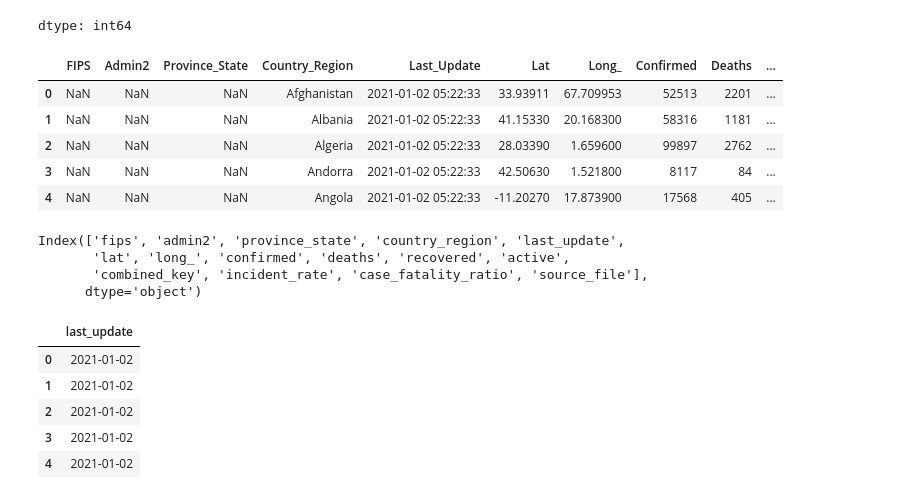
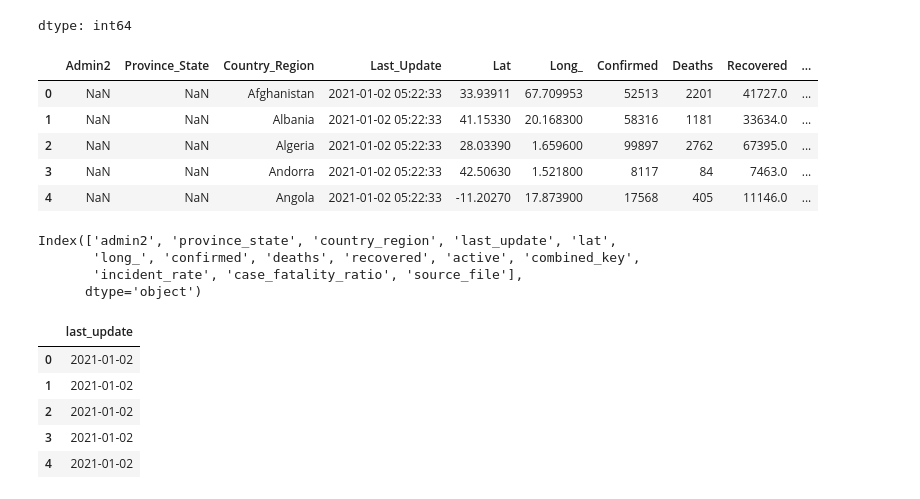
Before and after one commit to chileanpete/PROYECTO_SEMESTRAL_GESTION, a Jupyter notebook: 03_visualizaciones.ipynb, the cells around one changed output. Drawn from its saved outputs; the diff is of its cells as text; code cells hidden in the pictures.

```diff
--- a/03_visualizaciones.ipynb
+++ b/03_visualizaciones.ipynb
@@ -136,23 +136,23 @@ DF2021_2022_opt.isnull().sum()
 | source_file | 0 |
 dtype: int64
 # %%
-DF2021_2022_opt.drop('FIPS',axis=1)
+DF2021_2022_opt.drop('FIPS', axis=1, inplace=True)
 DF2021_2022_opt.head()
 # %% [output]
-|  | FIPS | Admin2 | Province_State | Country_Region | Last_Update | Lat | Long_ | Confirmed | Deaths | ... |
-| 0 | NaN | NaN | NaN | Afghanistan | 2021-01-02 05:22:33 | 33.93911 | 67.709953 | 52513 | 2201 | ... |
-| 1 | NaN | NaN | NaN | Albania | 2021-01-02 05:22:33 | 41.15330 | 20.168300 | 58316 | 1181 | ... |
-| 2 | NaN | NaN | NaN | Algeria | 2021-01-02 05:22:33 | 28.03390 | 1.659600 | 99897 | 2762 | ... |
-| 3 | NaN | NaN | NaN | Andorra | 2021-01-02 05:22:33 | 42.50630 | 1.521800 | 8117 | 84 | ... |
-| 4 | NaN | NaN | NaN | Angola | 2021-01-02 05:22:33 | -11.20270 | 17.873900 | 17568 | 405 | ... |
+|  | Admin2 | Province_State | Country_Region | Last_Update | Lat | Long_ | Confirmed | Deaths | Recovered | ... |
+| 0 | NaN | NaN | Afghanistan | 2021-01-02 05:22:33 | 33.93911 | 67.709953 | 52513 | 2201 | 41727.0 | ... |
+| 1 | NaN | NaN | Albania | 2021-01-02 05:22:33 | 41.15330 | 20.168300 | 58316 | 1181 | 33634.0 | ... |
+| 2 | NaN | NaN | Algeria | 2021-01-02 05:22:33 | 28.03390 | 1.659600 | 99897 | 2762 | 67395.0 | ... |
+| 3 | NaN | NaN | Andorra | 2021-01-02 05:22:33 | 42.50630 | 1.521800 | 8117 | 84 | 7463.0 | ... |
+| 4 | NaN | NaN | Angola | 2021-01-02 05:22:33 | -11.20270 | 17.873900 | 17568 | 405 | 11146.0 | ... |
 # %%
 DF2021_2022_opt.columns = DF2021_2022_opt.columns.str.lower().str.replace(" ", "_").str.replace("-", "_")
 # %%
 DF2021_2022_opt.columns
 # %% [output]
-Index(['fips', 'admin2', 'province_state', 'country_region', 'last_update',
-       'lat', 'long_', 'confirmed', 'deaths', 'recovered', 'active',
-       'combined_key', 'incident_rate', 'case_fatality_ratio', 'source_file'],
+Index(['admin2', 'province_state', 'country_region', 'last_update', 'lat',
+       'long_', 'confirmed', 'deaths', 'recovered', 'active', 'combined_key',
+       'incident_rate', 'case_fatality_ratio', 'source_file'],
       dtype='object')
 # %%
 DF2021_2022_opt.loc[DF2021_2022_opt["country_region"] == "US", "country_region"] = "United States"
```
Also changed, not shown: parts of 7 cells of this notebook.
